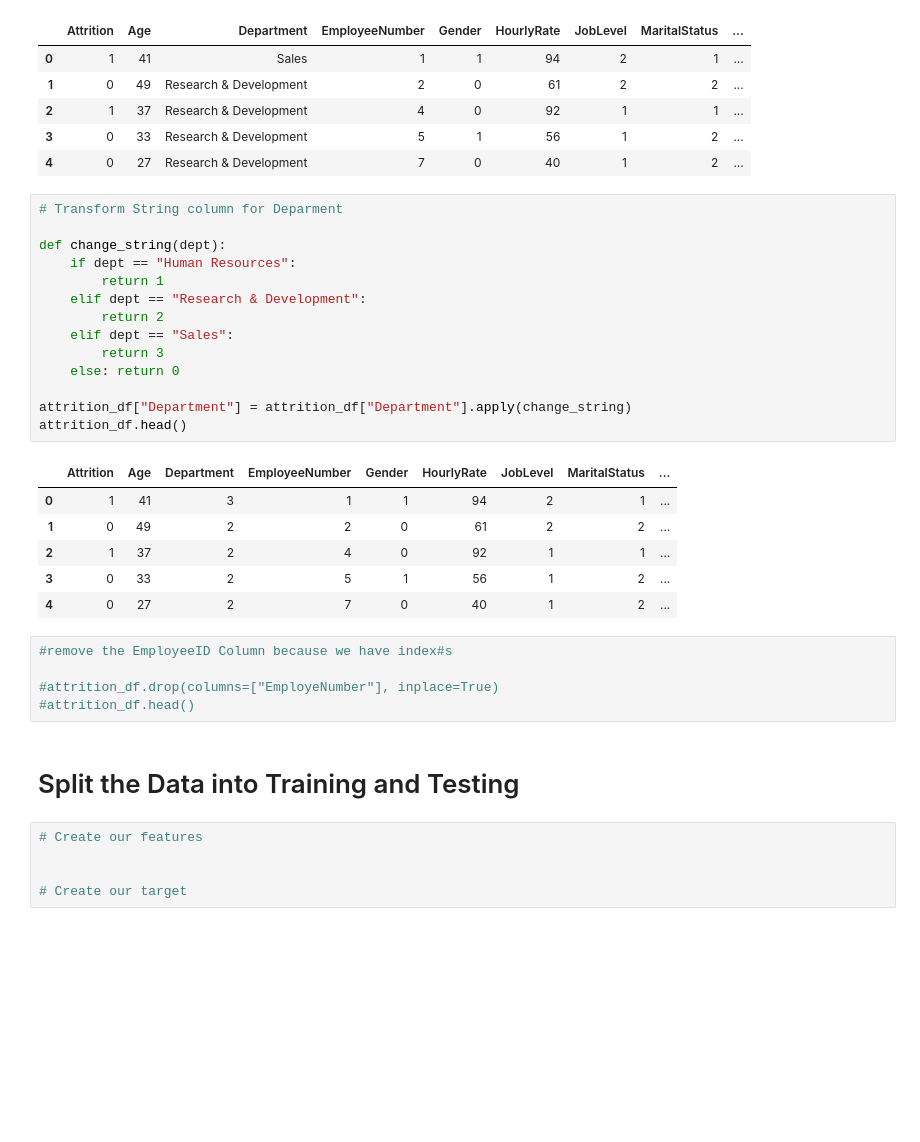
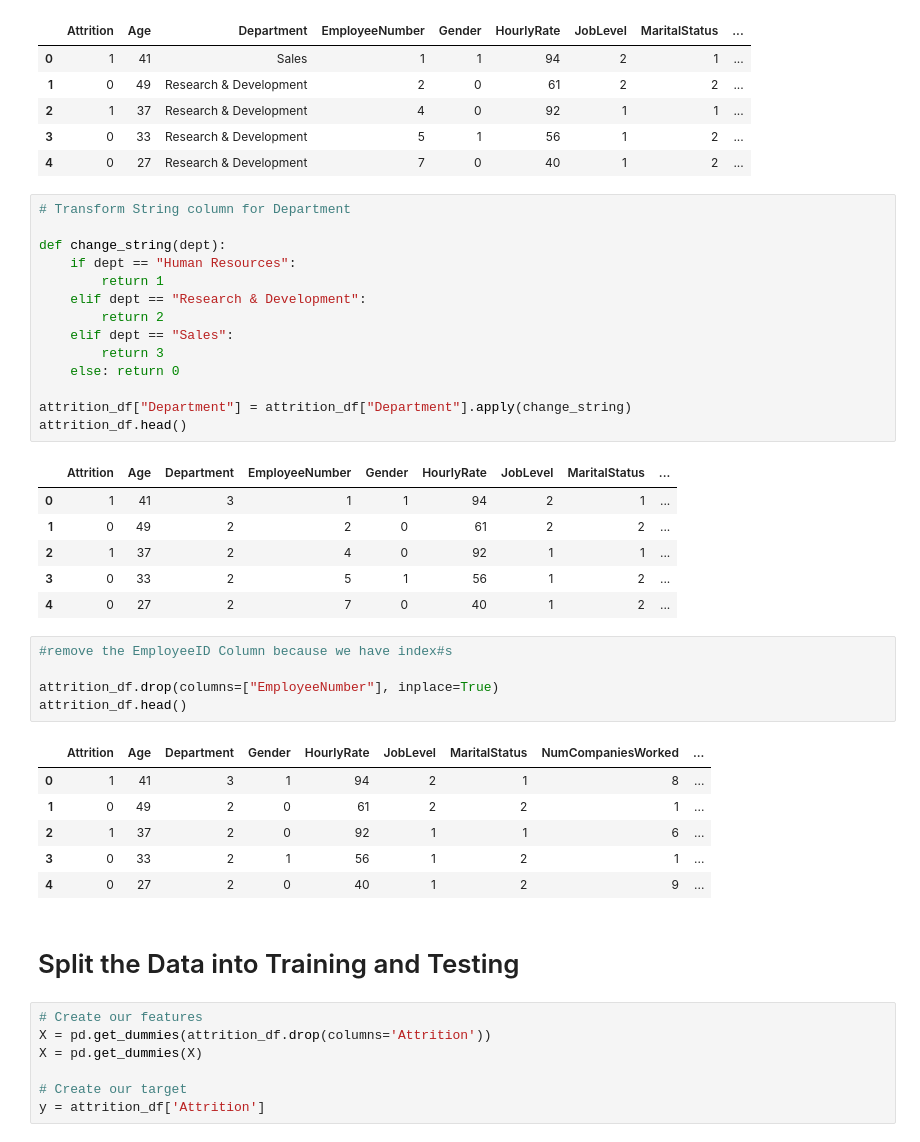
Before and after one commit to mxx8813/Employee_Attrition, a Jupyter notebook: Employee_Attrition.ipynb, the cells around one changed output. Cells and saved outputs as stored; diff of their text form; blank space fills up the shorter version.

```diff
--- a/Employee_Attrition.ipynb
+++ b/Employee_Attrition.ipynb
@@ -137,7 +154,7 @@ attrition_df.head()
 | 3 | 0 | 33 | Research & Development | 5 | 1 | 56 | 1 | 2 | ... |
 | 4 | 0 | 27 | Research & Development | 7 | 0 | 40 | 1 | 2 | ... |
 # %%
-# Transform String column for Deparment
+# Transform String column for Department
 
 def change_string(dept):
     if dept == "Human Resources":
@@ -160,14 +177,23 @@ attrition_df.head()
 # %%
 #remove the EmployeeID Column because we have index#s
 
-#attrition_df.drop(columns=["EmployeNumber"], inplace=True)
-#attrition_df.head()
+attrition_df.drop(columns=["EmployeeNumber"], inplace=True)
+attrition_df.head()
+# %% [output]
+|  | Attrition | Age | Department | Gender | HourlyRate | JobLevel | MaritalStatus | NumCompaniesWorked | ... |
+| 0 | 1 | 41 | 3 | 1 | 94 | 2 | 1 | 8 | ... |
+| 1 | 0 | 49 | 2 | 0 | 61 | 2 | 2 | 1 | ... |
+| 2 | 1 | 37 | 2 | 0 | 92 | 1 | 1 | 6 | ... |
+| 3 | 0 | 33 | 2 | 1 | 56 | 1 | 2 | 1 | ... |
+| 4 | 0 | 27 | 2 | 0 | 40 | 1 | 2 | 9 | ... |
 # %% [markdown]
 # Split the Data into Training and Testing
 # %%
 # Create our features
-
+X = pd.get_dummies(attrition_df.drop(columns='Attrition'))
+X = pd.get_dummies(X)
 
 # Create our target
+y = attrition_df['Attrition']
 # %%
 X.describe()
```
Also changed, not shown: parts of 34 cells of this notebook.
